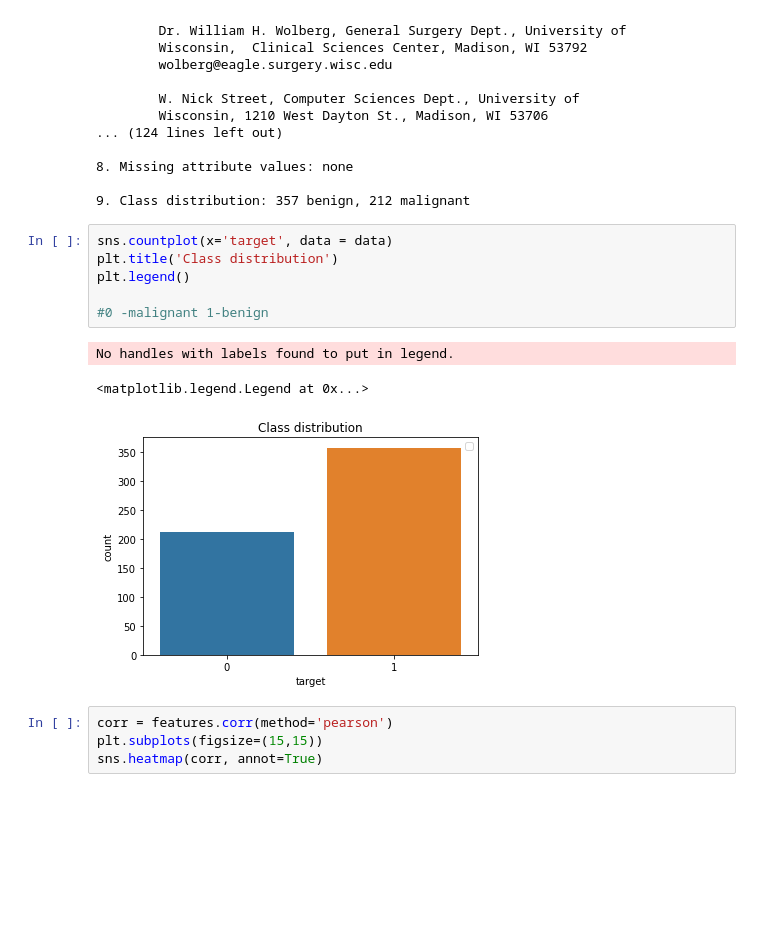
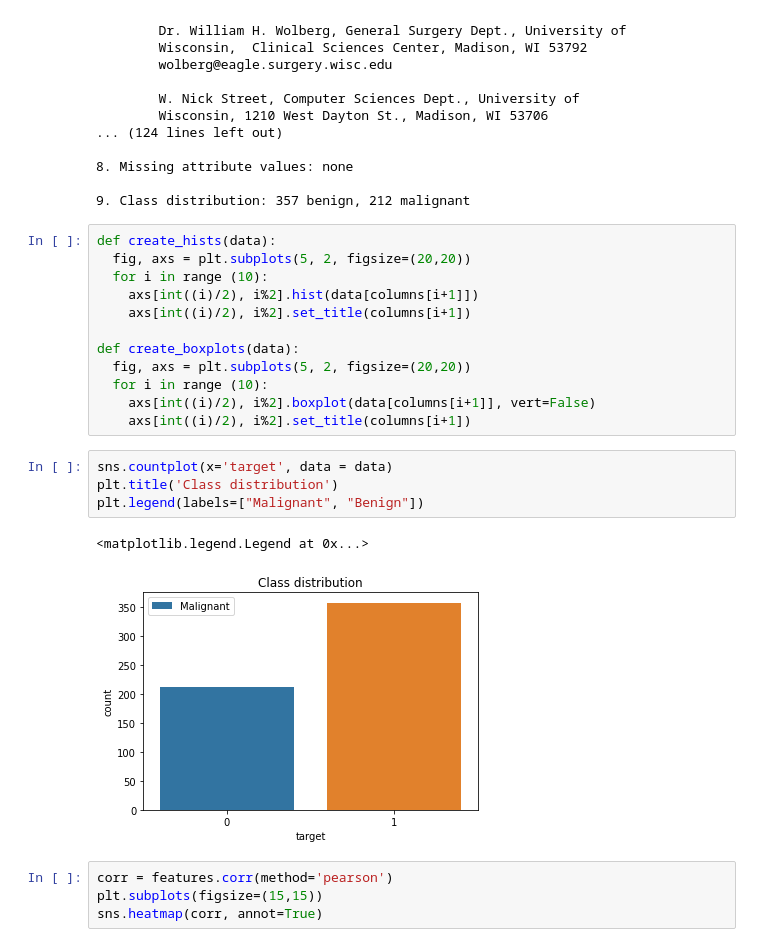
Before and after one commit to Rolkarolka/Classification-evaluation, a Jupyter notebook: Analysis.ipynb, the cells around one changed output. Drawn from its saved outputs; the diff is of its cells as text; blank space fills up the shorter version.

```diff
--- a/Analysis.ipynb
+++ b/Analysis.ipynb
@@ -48,16 +48,25 @@ a) Creators:
 8. Missing attribute values: none
 
 9. Class distribution: 357 benign, 212 malignant
+# %%
+def create_hists(data):
+  fig, axs = plt.subplots(5, 2, figsize=(20,20))
+  for i in range (10):
+    axs[int((i)/2), i%2].hist(data[columns[i+1]])
+    axs[int((i)/2), i%2].set_title(columns[i+1])
+
+def create_boxplots(data):
+  fig, axs = plt.subplots(5, 2, figsize=(20,20))
+  for i in range (10):
+    axs[int((i)/2), i%2].boxplot(data[columns[i+1]], vert=False)
+    axs[int((i)/2), i%2].set_title(columns[i+1])
 # %%
 sns.countplot(x='target', data = data)
 plt.title('Class distribution')
-plt.legend()
-
-#0 -malignant 1-benign
+plt.legend(labels=["Malignant", "Benign"])
 # %% [output]
-No handles with labels found to put in legend.
+<matplotlib.legend.Legend at 0x...>
-<matplotlib.legend.Legend at 0x...>
-[figure, old version]
+[figure, new version]
 # %%
 corr = features.corr(method='pearson')
 plt.subplots(figsize=(15,15))
```
Also changed, not shown: parts of 2 cells of this notebook, 13 other files.
